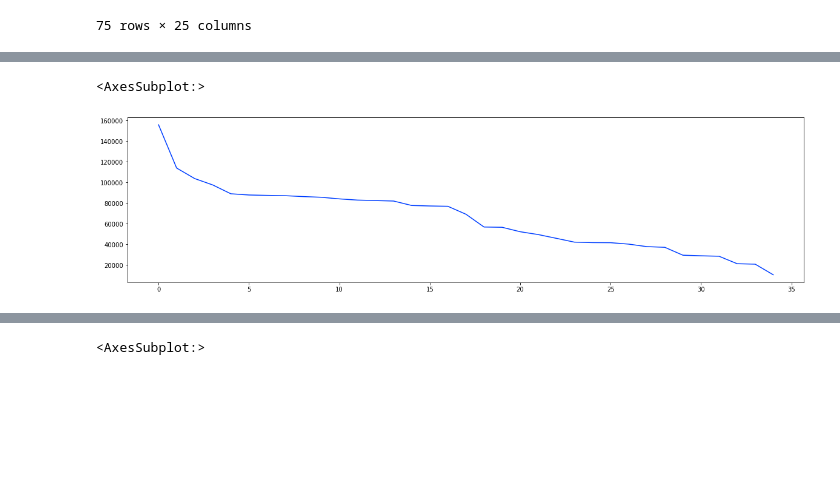
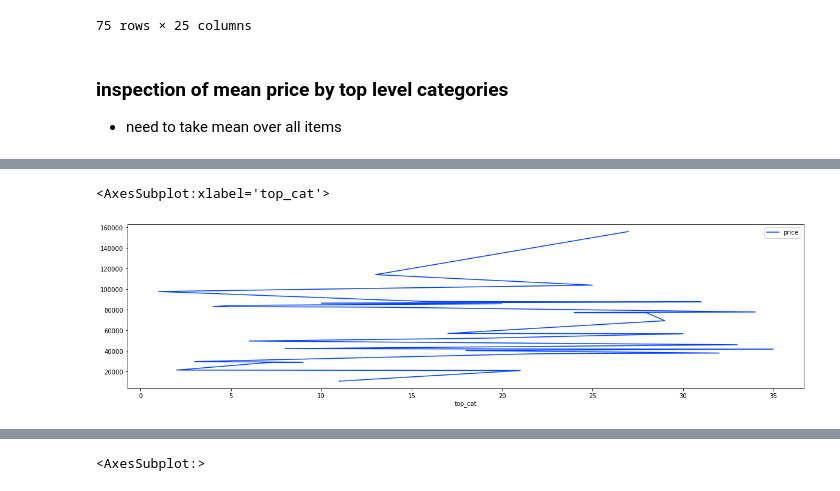
Before and after one commit to yingli/applieddatascience, a Jupyter notebook: sample_code/NB03_transaction_data.ipynb, the cells around one changed output, grey strips where cells are left out. Saved outputs shown, nothing was run; the diff lists cells and outputs as text; code cells hidden in the pictures; blank space fills up the shorter version.

```diff
--- a/sample_code/NB03_transaction_data.ipynb
+++ b/sample_code/NB03_transaction_data.ipynb
@@ -385,6 +385,9 @@ baskets.merge(odd, left_on=["order_id"],right_on=["order_id"])
 | 73 | 351628 | 35916 | 2022-08-23 19:04:13.531 | 316 | 984 | 27.0 | 86.0 | 4 | 17800.0 | 71200.0 | ... |
 | 74 | 351629 | 35916 | 2022-08-23 19:04:13.531 | 316 | 1504 | 27.0 | 86.0 | 1 | 257000.0 | 257000.0 | ... |
 75 rows × 25 columns
+# %% [markdown]
+### inspection of mean price by top level categories
+ - need to take mean over all items
 # %%
 baskets.groupby(by='top_cat')['price'].mean()
 # %% [output]
@@ -406,7 +409,7 @@ top_cat
 35.0     41674.176514
 Name: price, dtype: float64
 # %%
-baskets.groupby(by='top_cat')['price'].mean().sort_values(ascending=False).reset_index(drop=True).plot(figsize=(20,5))
+baskets.groupby(by='top_cat')['price'].mean().sort_values(ascending=False).reset_index().plot(x="top_cat",figsize=(20,5))
 # %% [output]
-<AxesSubplot:>
+<AxesSubplot:xlabel='top_cat'>
-[figure, old version]
+[figure, new version]
```
Also changed, not shown: parts of 2 cells of this notebook.
